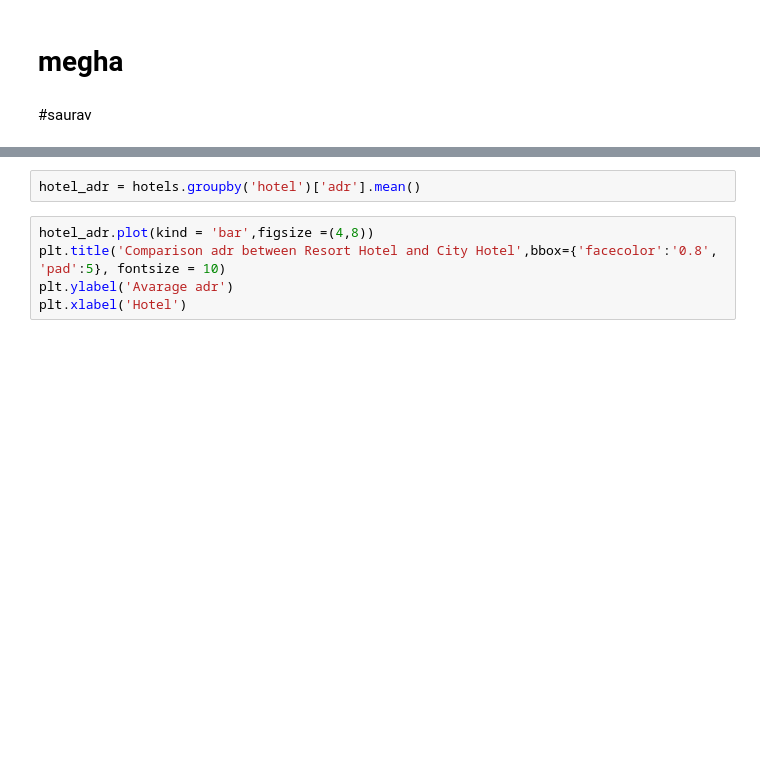
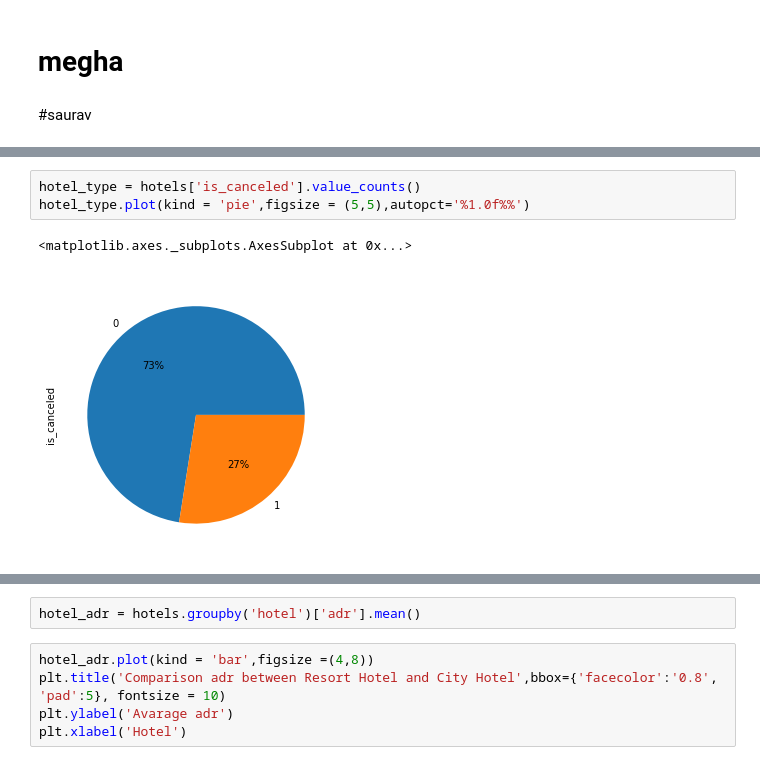
Before and after one commit to gauriagarwal18/Hotel_Booking_Analysis, a Jupyter notebook: Hotel_Booking.ipynb, the cells around one changed output, grey strips where cells are left out. Cells and saved outputs as stored; diff of their text form; blank space fills up the shorter version.

```diff
--- a/Hotel_Booking.ipynb
+++ b/Hotel_Booking.ipynb
@@ -160,0 +179,6 @@ hotels.shape
+# %%
+hotel_type = hotels['is_canceled'].value_counts()
+hotel_type.plot(kind = 'pie',figsize = (5,5),autopct='%1.0f%%')
+# %% [output]
+<matplotlib.axes._subplots.AxesSubplot at 0x...>
+[figure, added]
```
Also changed, not shown: parts of 35 cells of this notebook.
